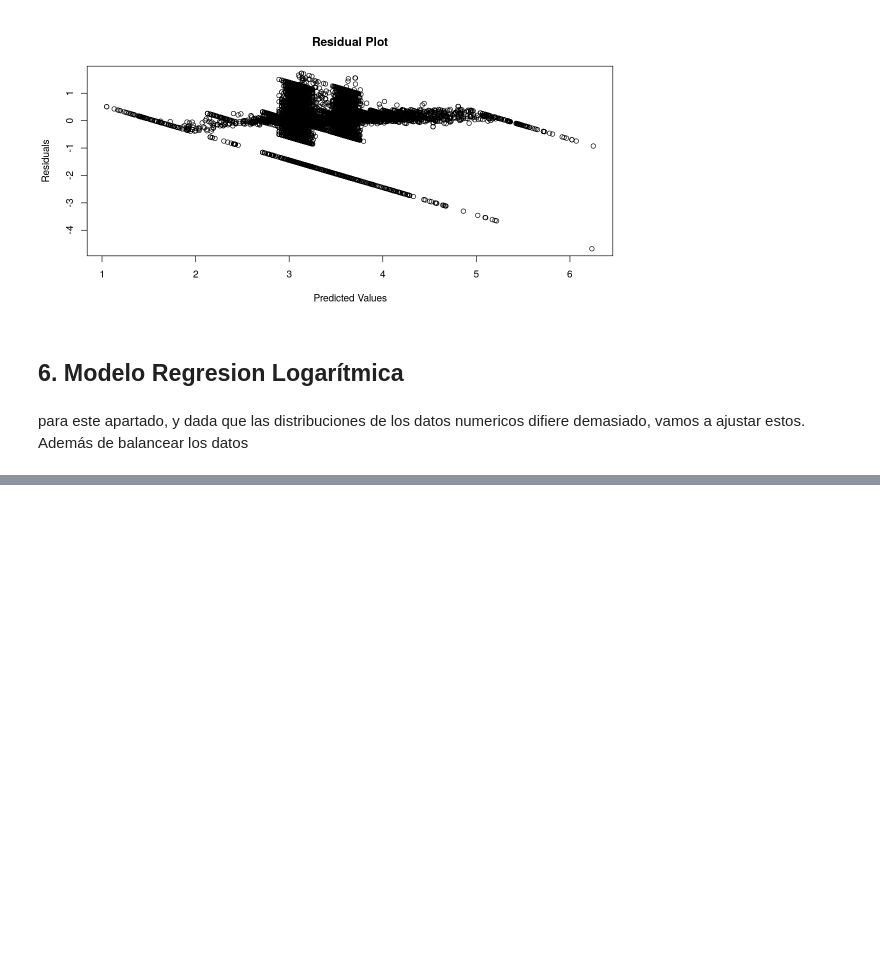
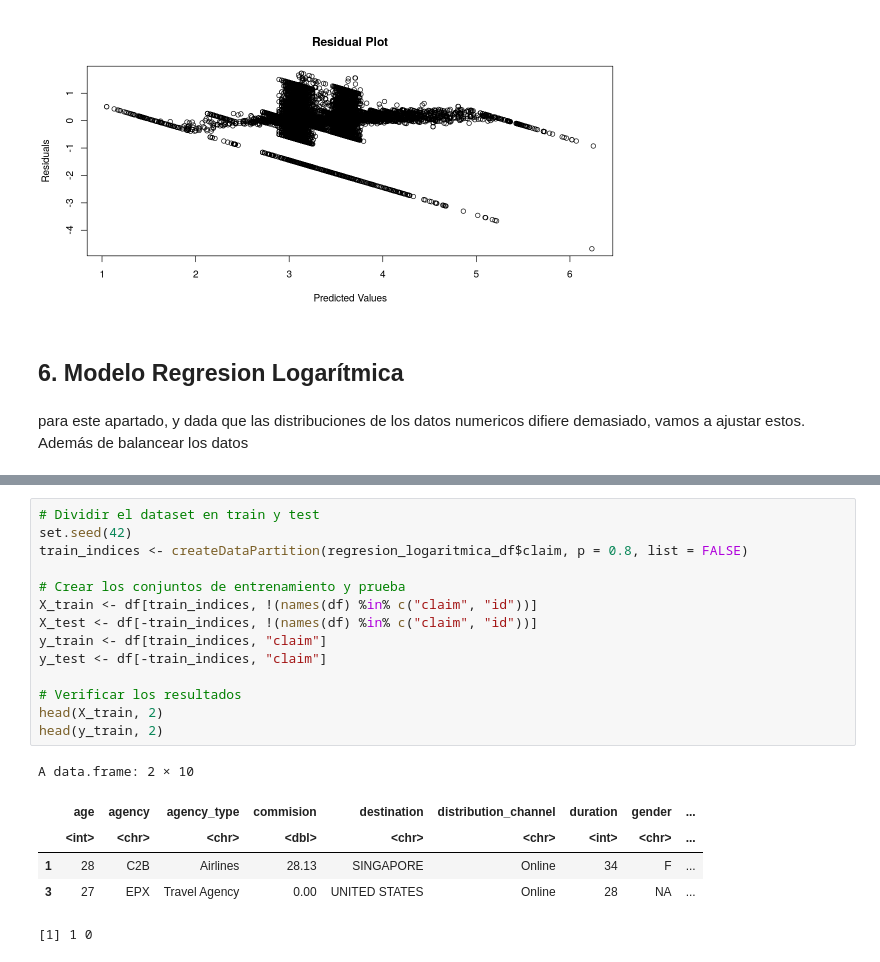
Before and after one commit to gdelgador/devcontainers-rstudio, a Jupyter notebook: explore-data/activida1.ipynb, the cells around one changed output, grey strips where cells are left out. Cells and saved outputs as stored; diff of their text form; blank space fills up the shorter version.

```diff
--- a/explore-data/activida1.ipynb
+++ b/explore-data/activida1.ipynb
@@ -1142,0 +1150,21 @@ A data.frame: 1 × 51
+# %%
+# Dividir el dataset en train y test
+set.seed(42)
+train_indices <- createDataPartition(regresion_logaritmica_df$claim, p = 0.8, list = FALSE)
+
+# Crear los conjuntos de entrenamiento y prueba
+X_train <- df[train_indices, !(names(df) %in% c("claim", "id"))]
+X_test <- df[-train_indices, !(names(df) %in% c("claim", "id"))]
+y_train <- df[train_indices, "claim"]
+y_test <- df[-train_indices, "claim"]
+
+# Verificar los resultados
+head(X_train, 2)
+head(y_train, 2)
+# %% [output]
+A data.frame: 2 × 10
+|  | age | agency | agency_type | commision | destination | distribution_channel | duration | gender | ... |
+|  | <int> | <chr> | <chr> | <dbl> | <chr> | <chr> | <int> | <chr> | ... |
+| 1 | 28 | C2B | Airlines | 28.13 | SINGAPORE | Online | 34 | F | ... |
+| 3 | 27 | EPX | Travel Agency | 0.00 | UNITED STATES | Online | 28 | NA | ... |
+[1] 1 0
```
Also changed, not shown: parts of 8 cells of this notebook, 1 other file.
